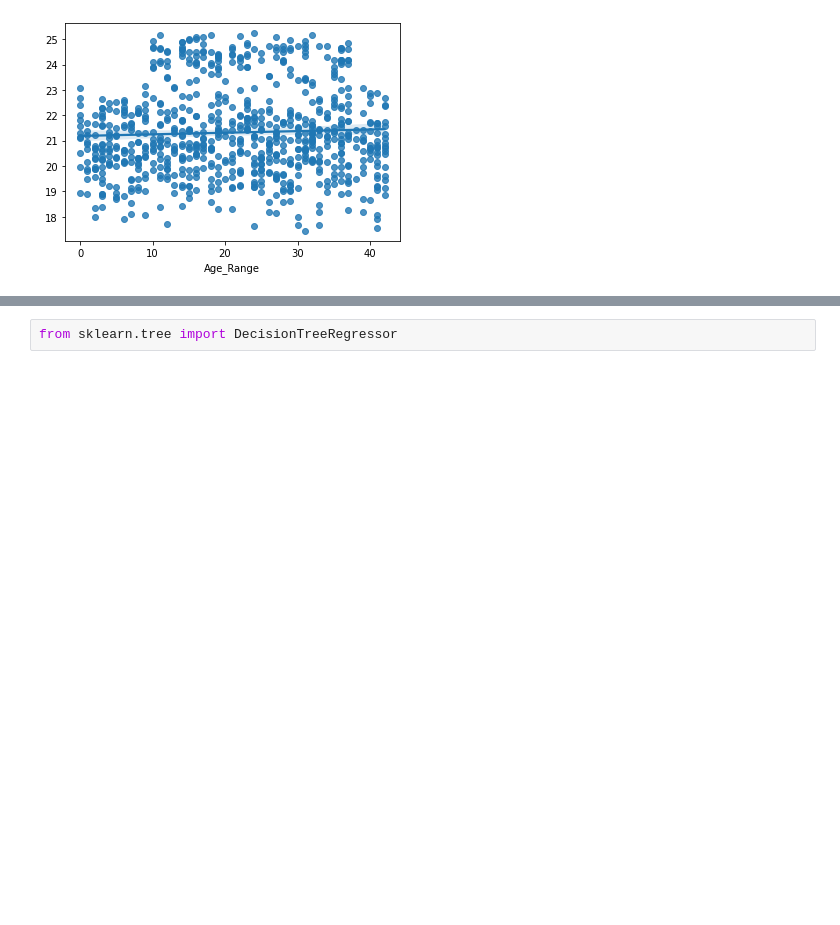
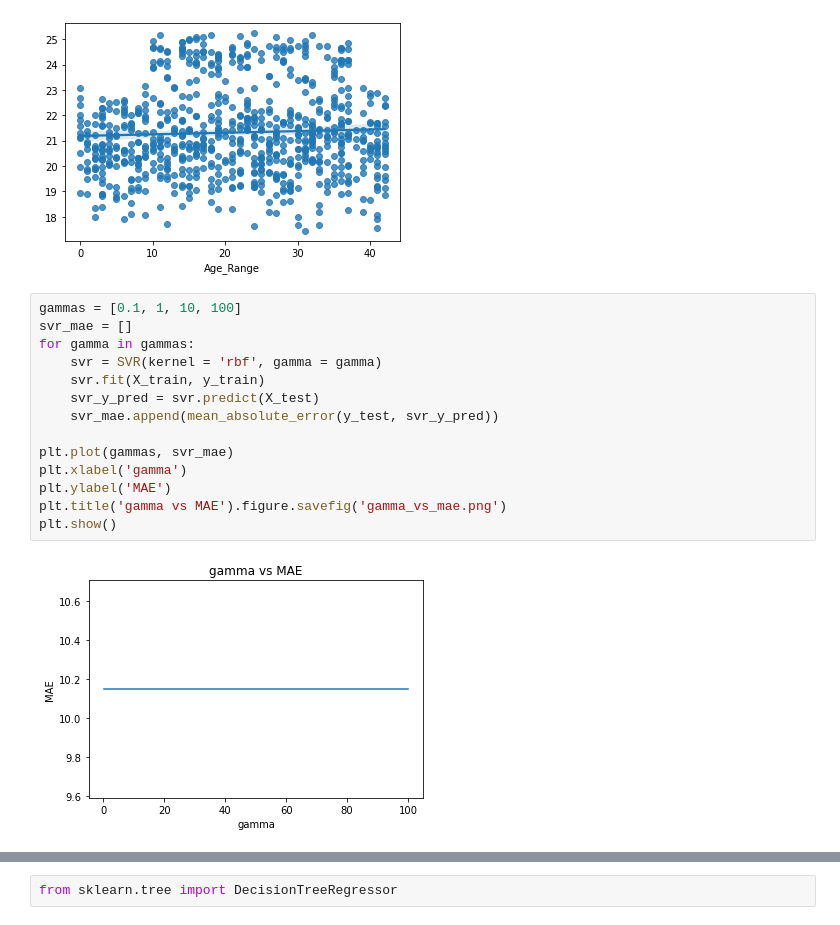
Before and after one commit to KelvinTee168/Data_Mining_Project, a Jupyter notebook: Project.ipynb, the cells around one changed output, grey strips where cells are left out. Drawn from its saved outputs; the diff is of its cells as text; blank space fills up the shorter version.

```diff
--- a/Project.ipynb
+++ b/Project.ipynb
@@ -3817,3 +3817,19 @@ Mean Squared Error: 140.867
 sns.regplot(y_test, y_pred, data=new_df1).figure.savefig('SVR.png')
 # %% [output]
 [figure]
+# %%
+gammas = [0.1, 1, 10, 100]
+svr_mae = []
+for gamma in gammas:
+    svr = SVR(kernel = 'rbf', gamma = gamma)
+    svr.fit(X_train, y_train)
+    svr_y_pred = svr.predict(X_test)
+    svr_mae.append(mean_absolute_error(y_test, svr_y_pred))
+
+plt.plot(gammas, svr_mae)
+plt.xlabel('gamma')
+plt.ylabel('MAE')
+plt.title('gamma vs MAE').figure.savefig('gamma_vs_mae.png')
+plt.show()
+# %% [output]
+[figure, added]
```
Also changed, not shown: parts of 24 cells of this notebook, 20 other files.
